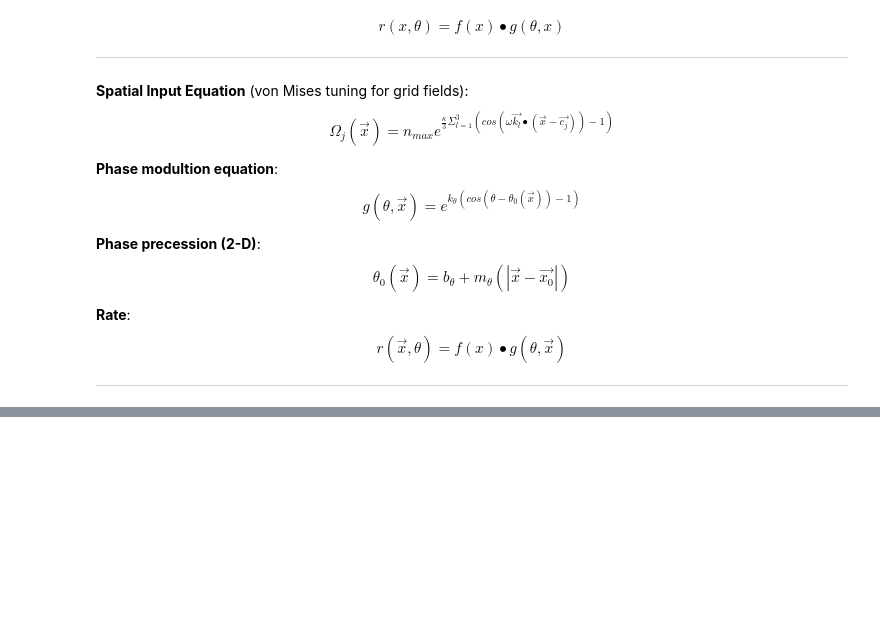
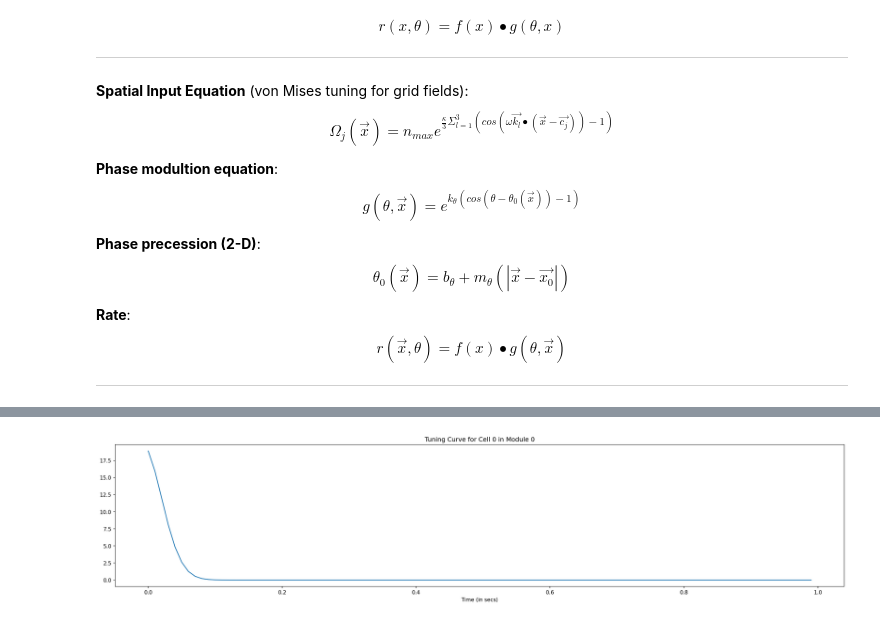
Before and after one commit to divyanshgupt/travelling-wave-mec, a Jupyter notebook: Raster_Plot_Theta_Cycle_1D.ipynb, the cells around one changed output, grey strips where cells are left out. Drawn from its saved outputs; the diff is of its cells as text; code cells hidden in the pictures; blank space fills up the shorter version.

```diff
--- a/Raster_Plot_Theta_Cycle_1D.ipynb
+++ b/Raster_Plot_Theta_Cycle_1D.ipynb
@@ -294,0 +355,5 @@ def raster_plot_module(activity, args):
+# %%
+# Plot the Tuning Curve of Cell 0 in Module 0
+plot_modulation_factor(spatial_input[0, :, 0], "Tuning Curve for Cell 0 in Module 0", args)
+# %% [output]
+[figure, added]
```
Also changed, not shown: parts of 27 cells of this notebook.
